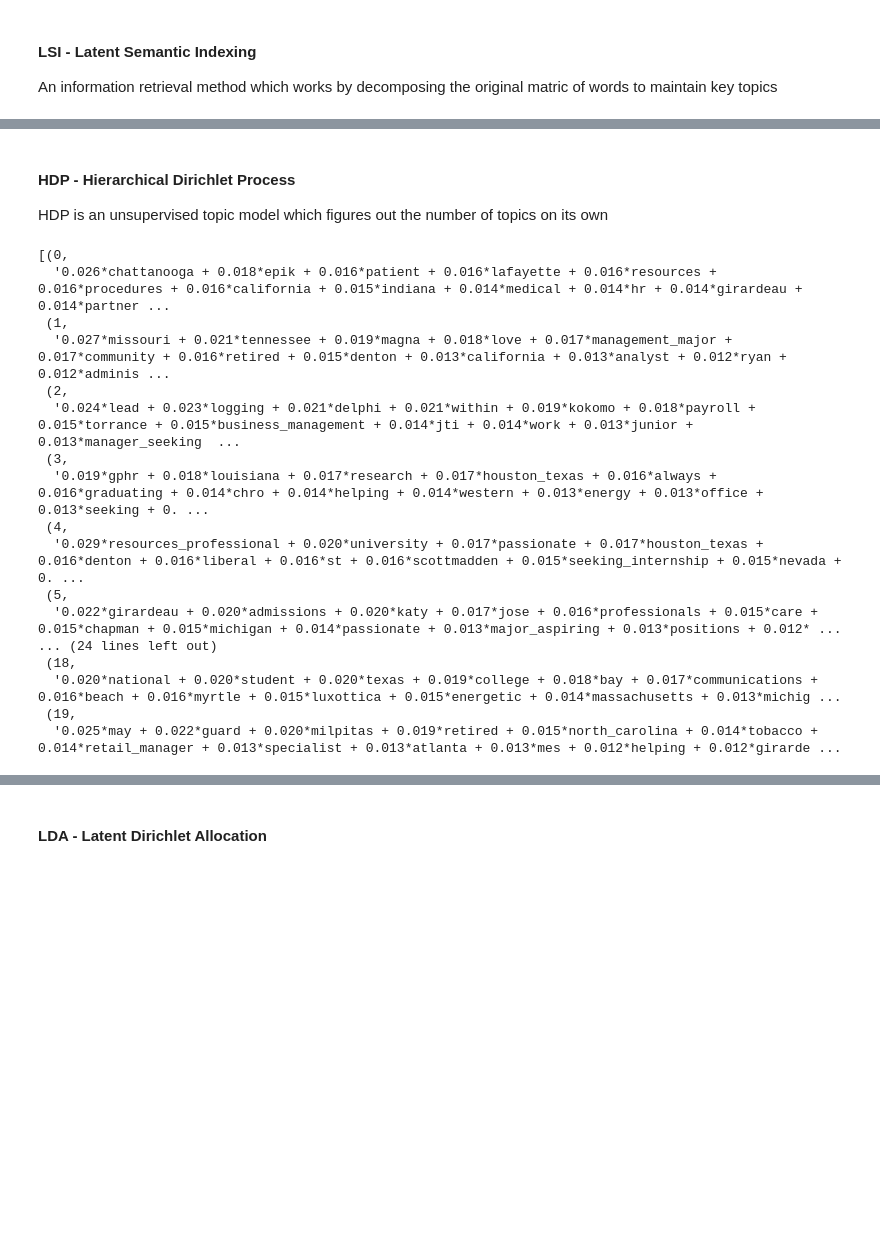
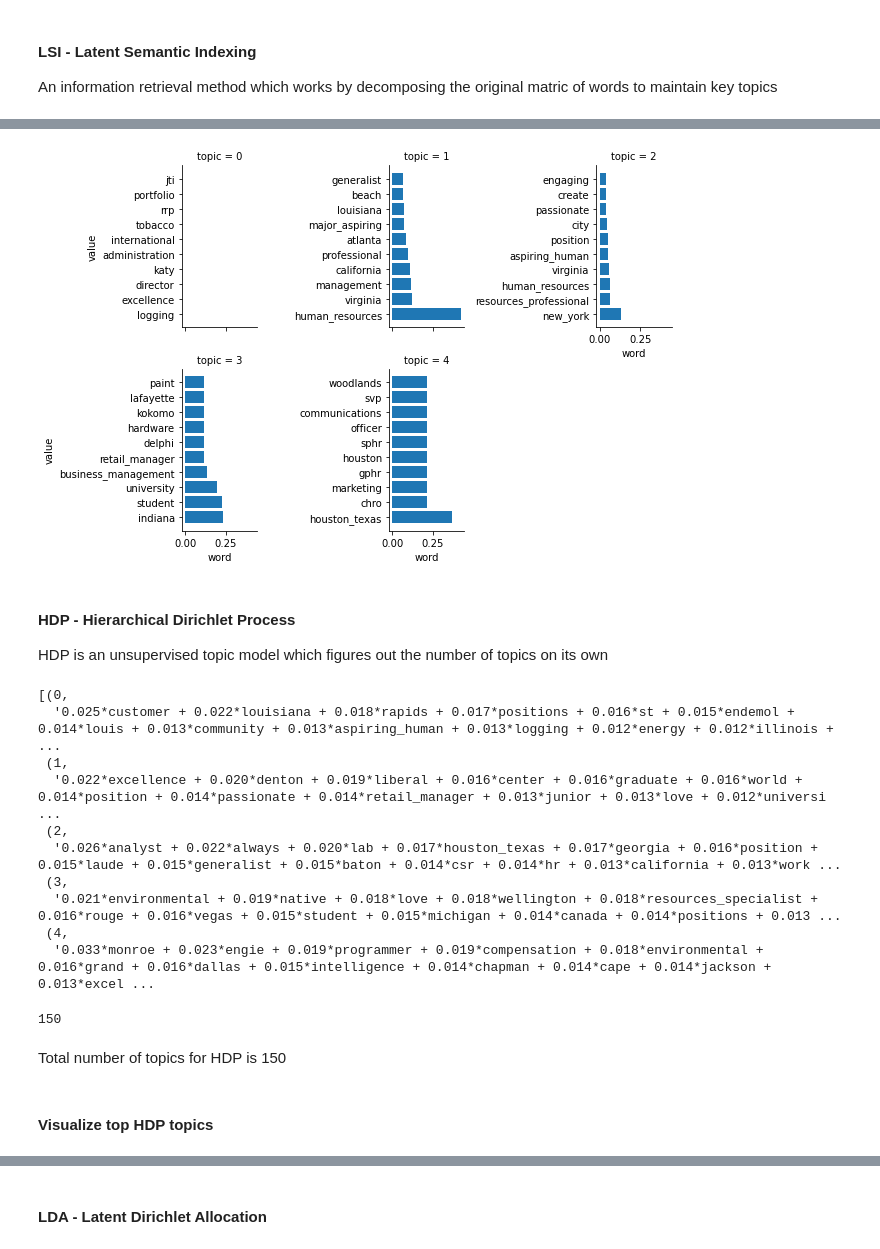
Before and after one commit to bjjv/Sb-DataScience-Mar21, a Jupyter notebook: CapstoneProject3/notebook/02_preprocessing_and_training_BinduJ.ipynb, the cells around one changed output, grey strips where cells are left out. Drawn from its saved outputs; the diff is of its cells as text; code cells hidden in the pictures; blank space fills up the shorter version.

```diff
--- a/CapstoneProject3/notebook/02_preprocessing_and_training_BinduJ.ipynb
+++ b/CapstoneProject3/notebook/02_preprocessing_and_training_BinduJ.ipynb
@@ -159,8 +300,29 @@ from gensim.models import LdaModel, LsiModel, HdpModel
+# %%
+def visualize_top_words(model):
+    n_words = 10
+    topic_words = pd.DataFrame({})
+
+    for i, topic in enumerate(model.get_topics()[:5]):
+        top_feature_ids = topic.argsort()[-n_words:][::-1]
+        feature_values = topic[top_feature_ids]
+        words = [dictionary[id] for id in top_feature_ids]
+        topic_df = pd.DataFrame({'value': feature_values, 'word': words, 'topic': i})
+        topic_words = pd.concat([topic_words, topic_df], ignore_index=True)
+
+    return topic_words
+# %%
+import matplotlib.pyplot as plt
+import seaborn as sns
+%matplotlib inline
+
+def display(df):
+    g = sns.FacetGrid(df, col="topic", col_wrap=3, sharey=False)
+    g.map(plt.barh, "word", "value");
 # %% [markdown]
 #### LSI - Latent Semantic Indexing
 An information retrieval method which works by decomposing the original matric of words to maintain key topics
 # %%
-lsimodel = LsiModel(corpus=bow_corpus, num_topics=20, id2word=dictionary)
+lsimodel = LsiModel(corpus=bow_corpus, num_topics=num_topics, id2word=dictionary)
 lsimodel.show_topics(num_topics=5)  # showing only the top 5 topics
 # %% [output]
 [(0,
@@ -175,0 +340,3 @@ lsimodel.show_topics(num_topics=5)  # showing only the top 5 topics
+# %%
+df_lsi = visualize_top_words(model=lsimodel)
+df_lsi.head()
@@ -176,24 +350,30 @@ lsimodel.show_topics(num_topics=5)  # showing only the top 5 topics
+# %%
+display(df_lsi)
+# %% [output]
+[figure, added]
 # %% [markdown]
 #### HDP - Hierarchical Dirichlet Process
 HDP is an unsupervised topic model which figures out the number of topics on its own
 # %%
 hdpmodel = HdpModel(corpus=bow_corpus,id2word=dictionary)
-hdpmodel.show_topics()
+hdpmodel.show_topics(num_topics=5)  #shows the top 5 topics
 # %% [output]
 [(0,
-  '0.026*chattanooga + 0.018*epik + 0.016*patient + 0.016*lafayette + 0.016*resources + 0.016*procedures + 0.016*california + 0.015*indiana + 0.014*medical + 0.014*hr + 0.014*girardeau + 0.014*partner ...
+  '0.025*customer + 0.022*louisiana + 0.018*rapids + 0.017*positions + 0.016*st + 0.015*endemol + 0.014*louis + 0.013*community + 0.013*aspiring_human + 0.013*logging + 0.012*energy + 0.012*illinois + ...
  (1,
-  '0.027*missouri + 0.021*tennessee + 0.019*magna + 0.018*love + 0.017*management_major + 0.017*community + 0.016*retired + 0.015*denton + 0.013*california + 0.013*analyst + 0.012*ryan + 0.012*adminis ...
+  '0.022*excellence + 0.020*denton + 0.019*liberal + 0.016*center + 0.016*graduate + 0.016*world + 0.014*position + 0.014*passionate + 0.014*retail_manager + 0.013*junior + 0.013*love + 0.012*universi ...
  (2,
-  '0.024*lead + 0.023*logging + 0.021*delphi + 0.021*within + 0.019*kokomo + 0.018*payroll + 0.015*torrance + 0.015*business_management + 0.014*jti + 0.014*work + 0.013*junior + 0.013*manager_seeking  ...
+  '0.026*analyst + 0.022*always + 0.020*lab + 0.017*houston_texas + 0.017*georgia + 0.016*position + 0.015*laude + 0.015*generalist + 0.015*baton + 0.014*csr + 0.014*hr + 0.013*california + 0.013*work ...
  (3,
-  '0.019*gphr + 0.018*louisiana + 0.017*research + 0.017*houston_texas + 0.016*always + 0.016*graduating + 0.014*chro + 0.014*helping + 0.014*western + 0.013*energy + 0.013*office + 0.013*seeking + 0. ...
+  '0.021*environmental + 0.019*native + 0.018*love + 0.018*wellington + 0.018*resources_specialist + 0.016*rouge + 0.016*vegas + 0.015*student + 0.015*michigan + 0.014*canada + 0.014*positions + 0.013 ...
  (4,
-  '0.029*resources_professional + 0.020*university + 0.017*passionate + 0.017*houston_texas + 0.016*denton + 0.016*liberal + 0.016*st + 0.016*scottmadden + 0.015*seeking_internship + 0.015*nevada + 0. ...
- (5,
-  '0.022*girardeau + 0.020*admissions + 0.020*katy + 0.017*jose + 0.016*professionals + 0.015*care + 0.015*chapman + 0.015*michigan + 0.014*passionate + 0.013*major_aspiring + 0.013*positions + 0.012* ...
-... (24 lines left out)
- (18,
-  '0.020*national + 0.020*student + 0.020*texas + 0.019*college + 0.018*bay + 0.017*communications + 0.016*beach + 0.016*myrtle + 0.015*luxottica + 0.015*energetic + 0.014*massachusetts + 0.013*michig ...
- (19,
-  '0.025*may + 0.022*guard + 0.020*milpitas + 0.019*retired + 0.015*north_carolina + 0.014*tobacco + 0.014*retail_manager + 0.013*specialist + 0.013*atlanta + 0.013*mes + 0.012*helping + 0.012*girarde ...
+  '0.033*monroe + 0.023*engie + 0.019*programmer + 0.019*compensation + 0.018*environmental + 0.016*grand + 0.016*dallas + 0.015*intelligence + 0.014*chapman + 0.014*cape + 0.014*jackson + 0.013*excel ...
+# %%
+topics_num = hdpmodel.get_topics()
+topics_num.shape[0]
+# %% [output]
+150
+# %% [markdown]
+Total number of topics for HDP is 150
+# %% [markdown]
+#### Visualize top HDP topics
```
Also changed, not shown: parts of 122 cells of this notebook.
